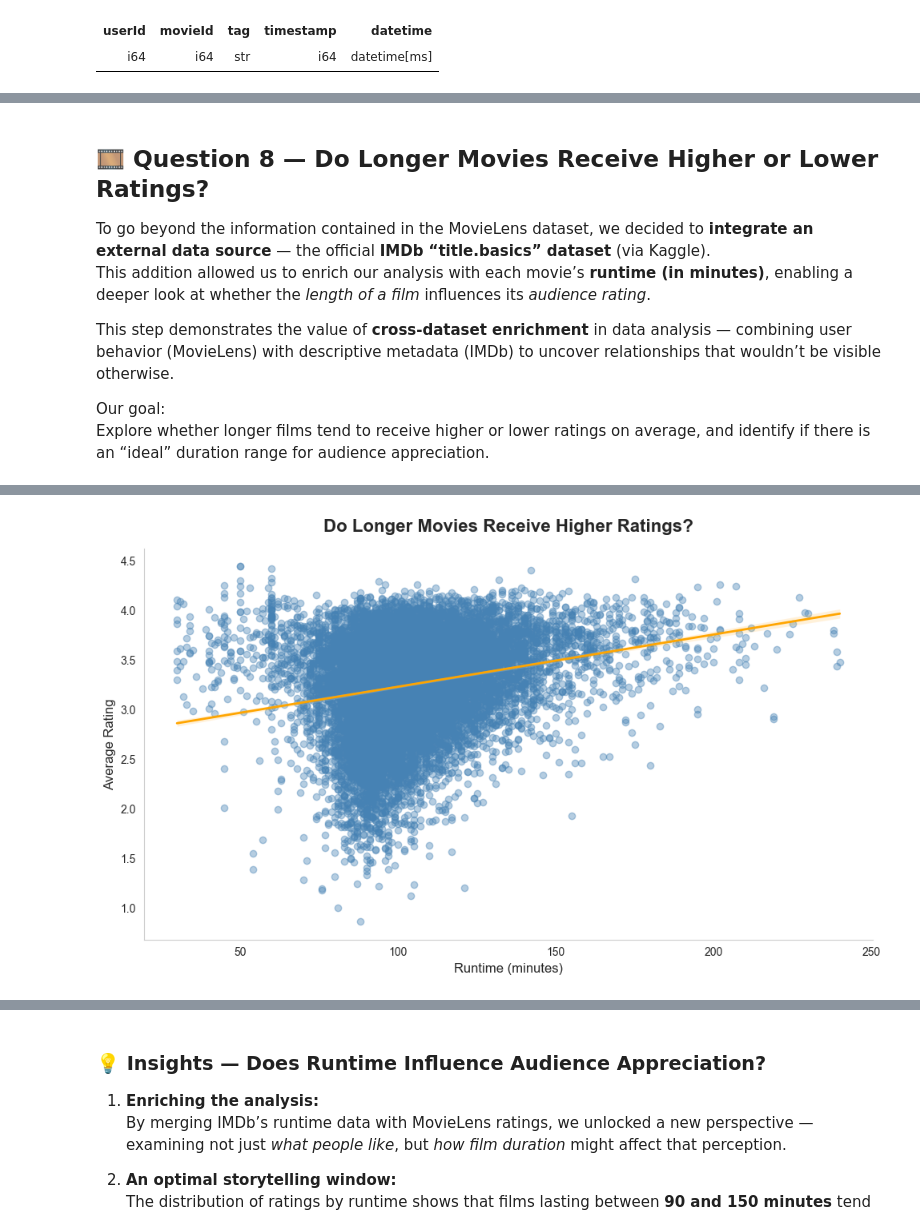
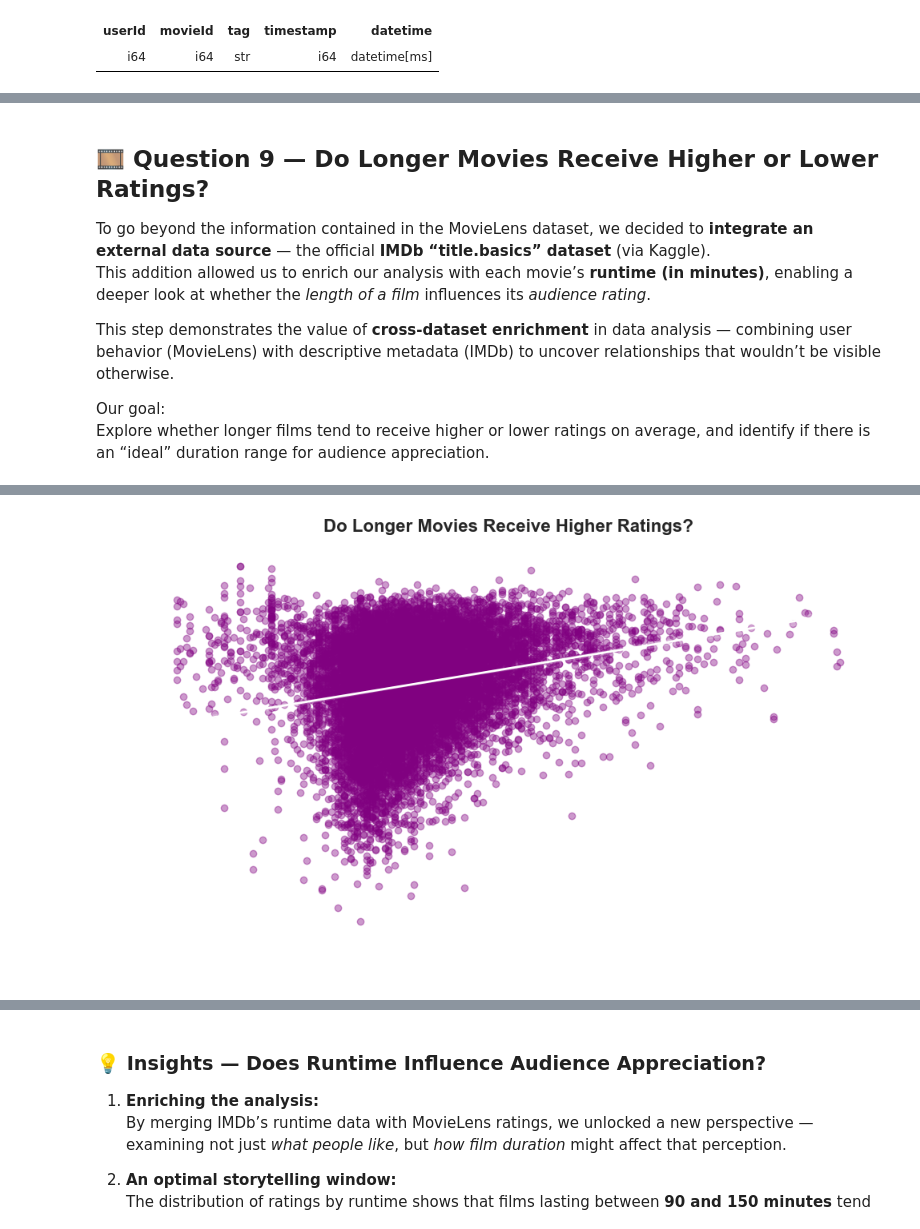
Before and after one commit to ritamaravilhamarques/BDF25_7, a Jupyter notebook: BDF25_7_data/big_data/ml-32m/Notebook_2.ipynb, the cells around one changed output, grey strips where cells are left out. Saved outputs shown, nothing was run; the diff lists cells and outputs as text; code cells hidden in the pictures.

```diff
--- a/BDF25_7_data/big_data/ml-32m/Notebook_2.ipynb
+++ b/BDF25_7_data/big_data/ml-32m/Notebook_2.ipynb
@@ -1116,8 +1315,8 @@ df_user_activity = (
 )
 
 plt.figure(figsize=(10,6))
-sns.set_style("whitegrid")
-palette = sns.color_palette("Blues_r", len(df_user_activity))
+plt.grid(True, linestyle="--", alpha=0.3)
+palette = sns.color_palette("Purples_r", len(df_user_activity))
 
 bars = sns.barplot(
     data=df_user_activity,
@@ -1359,6 +1590,6 @@ shape: (1, 2)
 # %% [markdown]
 
-## 🎞️ Question 8 — Do Longer Movies Receive Higher or Lower Ratings?
+## 🎞️ Question 9 — Do Longer Movies Receive Higher or Lower Ratings?
 
 To go beyond the information contained in the MovieLens dataset, we decided to **integrate an external data source** — the official **IMDb “title.basics” dataset** (via Kaggle).
 This addition allowed us to enrich our analysis with each movie’s **runtime (in minutes)**, enabling a deeper look at whether the *length of a film* influences its *audience rating*.
@@ -1404,32 +1637,39 @@ shape: (5, 10)
 # %%
-# Filtrar apenas filmes com duração plausível (entre 30 e 240 minutos)
-#transform to pandas for the analysis
-df_moviedetails_duration = df_moviedetails_duration.to_pandas()
 
 
+# only consider movies with runtime between 30 and 240 minutes
 df_moviedetails_duration = df_moviedetails_duration[
     (df_moviedetails_duration["runtimeMinutes"] >= 30) &
     (df_moviedetails_duration["runtimeMinutes"] <= 240)
 ]
 
-plt.figure(figsize=(10,6))
-sns.set_style("whitegrid")
+plt.figure(figsize=(10,6), facecolor='none')  # Transparent figure background
+ax = plt.gca()
+ax.set_facecolor('none')
 
 sns.regplot(
     data=df_moviedetails_duration,
     x="runtimeMinutes",
     y="average_rating",
-    scatter_kws={"alpha":0.4, "color":"#4682b4"},
-    line_kws={"color":"#ffa500", "lw":2}
+    scatter_kws={"alpha":0.4, "color":"purple"},  # Purple circles
+    line_kws={"color":"white", "lw":2}  # White line
 )
 
 plt.title("Do Longer Movies Receive Higher Ratings?", fontsize=16, weight="bold", pad=15)
-plt.xlabel("Runtime (minutes)", fontsize=12)
-plt.ylabel("Average Rating", fontsize=12)
+plt.xlabel("Runtime (minutes)", fontsize=12, color='white')
+plt.ylabel("Average Rating", fontsize=12, color='white')
+ax.tick_params(colors='white', which='both')
+ax.spines['bottom'].set_color('white')
+ax.spines['left'].set_color('white')
+ax.xaxis.label.set_color('white')
+ax.yaxis.label.set_color('white')
+
 plt.grid(False)
 sns.despine()
 plt.tight_layout()
+# Save with transparent background
+plt.savefig('your_plot.png', transparent=True, dpi=300, bbox_inches='tight')
 plt.show()
 # %% [output]
-[figure, old version]
+[figure, new version]
 # %%
```
Also changed, not shown: parts of 63 cells of this notebook, 4 other files.
